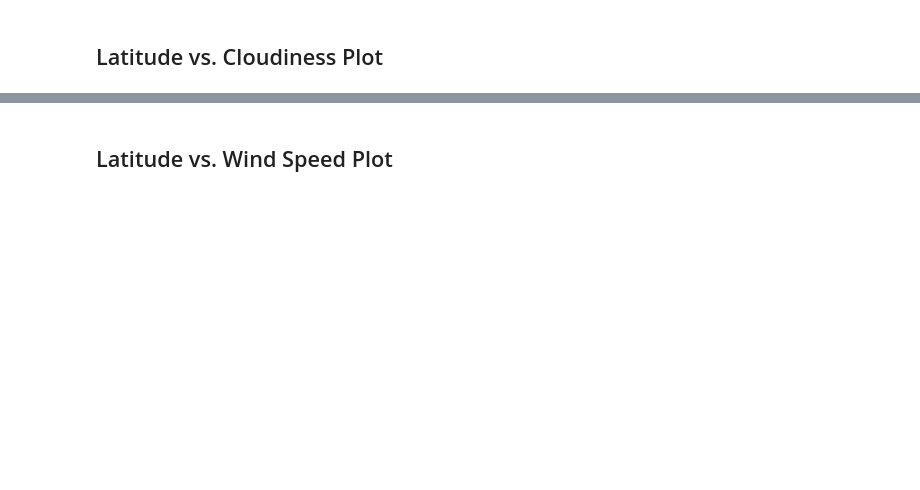
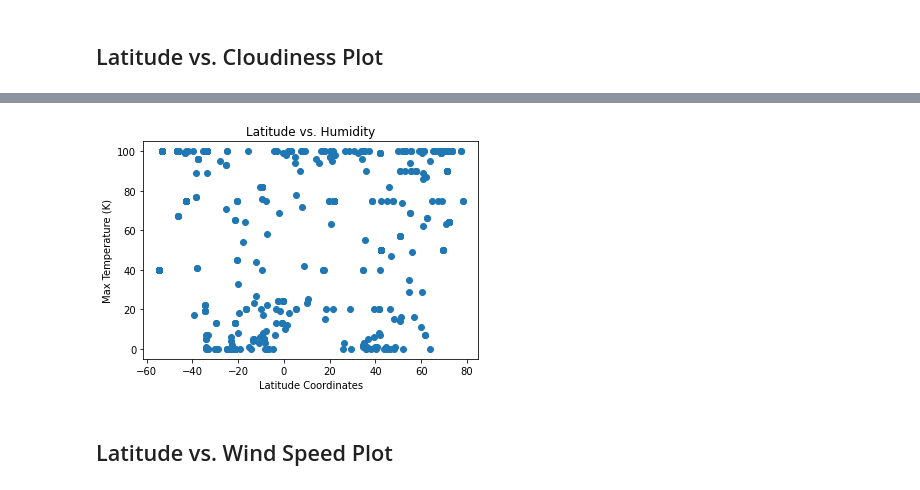
Before and after one commit to jared-roussel/python-api-challenge, a Jupyter notebook: WeatherPy/WeatherPy.ipynb, the cells around one changed output, grey strips where cells are left out. Saved outputs shown, nothing was run; the diff lists cells and outputs as text; code cells hidden in the pictures; blank space fills up the shorter version.

```diff
--- a/WeatherPy/WeatherPy.ipynb
+++ b/WeatherPy/WeatherPy.ipynb
@@ -194,2 +188,12 @@ indices
+# %%
+lat_plot = city_info_df['Lat']
+cloudiness_plot = city_info_df['Cloudiness']
+plt.scatter(lat_plot,cloudiness_plot)
+plt.xlabel("Latitude Coordinates")
+plt.ylabel("Max Temperature (K)")
+plt.title("Latitude vs. Humidity")
+plt.show()
+# %% [output]
+[figure, added]
 # %% [markdown]
 ## Latitude vs. Wind Speed Plot
```
Also changed, not shown: parts of 20 cells of this notebook.
